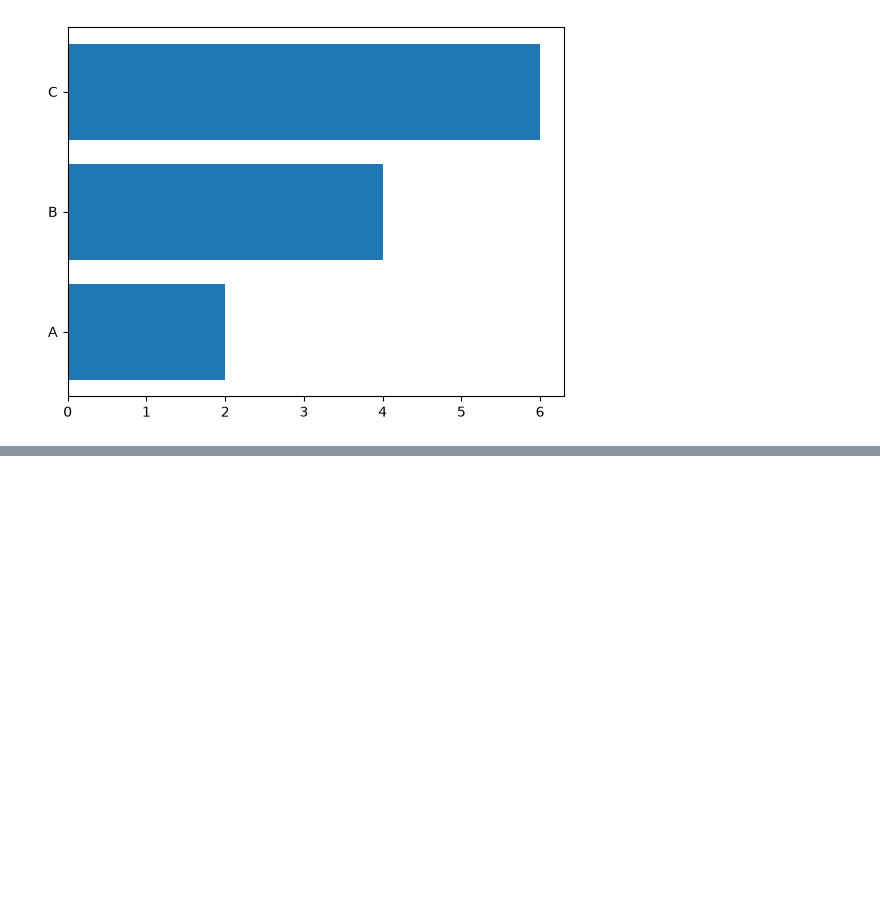
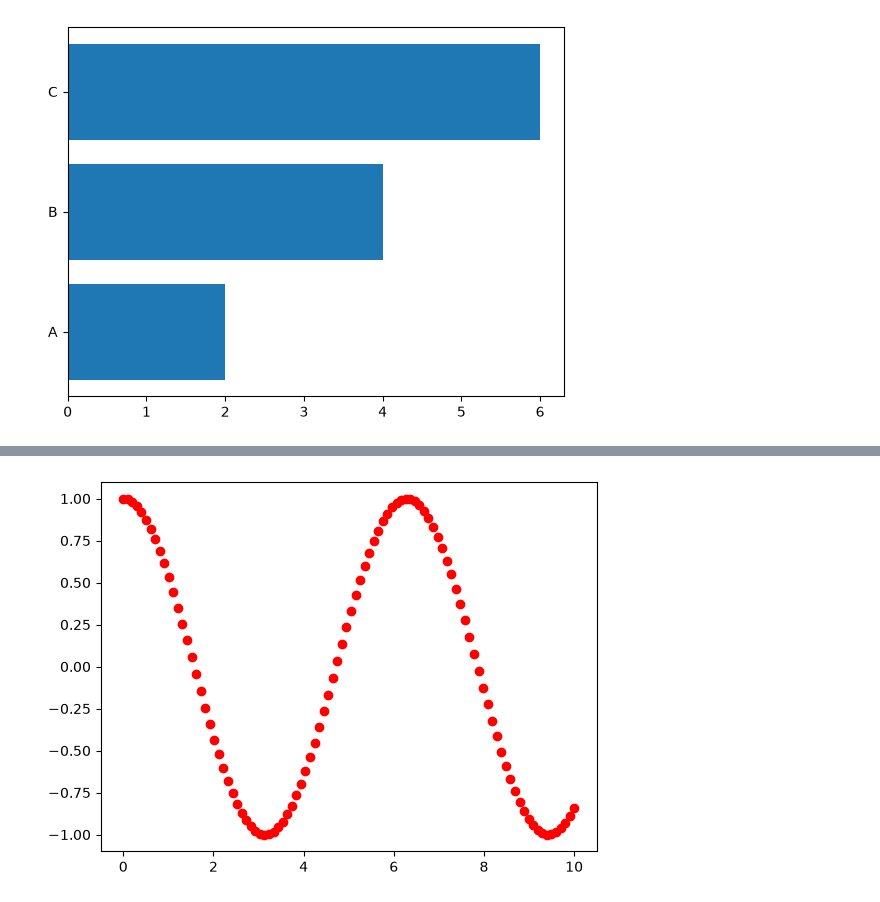
Before and after one commit to Mahima1120/python_code_repo, a Jupyter notebook: 27_matplotlib.ipynb, the cells around one changed output, grey strips where cells are left out. Cells and saved outputs as stored; diff of their text form; code cells hidden in the pictures; blank space fills up the shorter version.

```diff
--- a/27_matplotlib.ipynb
+++ b/27_matplotlib.ipynb
@@ -117,0 +124,6 @@ NameError: name 'np' is not defined
+# %%
+a=np.linspace(0,10,100)
+b,c=plt.subplots()
+c.scatter(a,np.cos(a),c='r');
+# %% [output]
+[figure, added]
```
Also changed, not shown: parts of 2 cells of this notebook.
